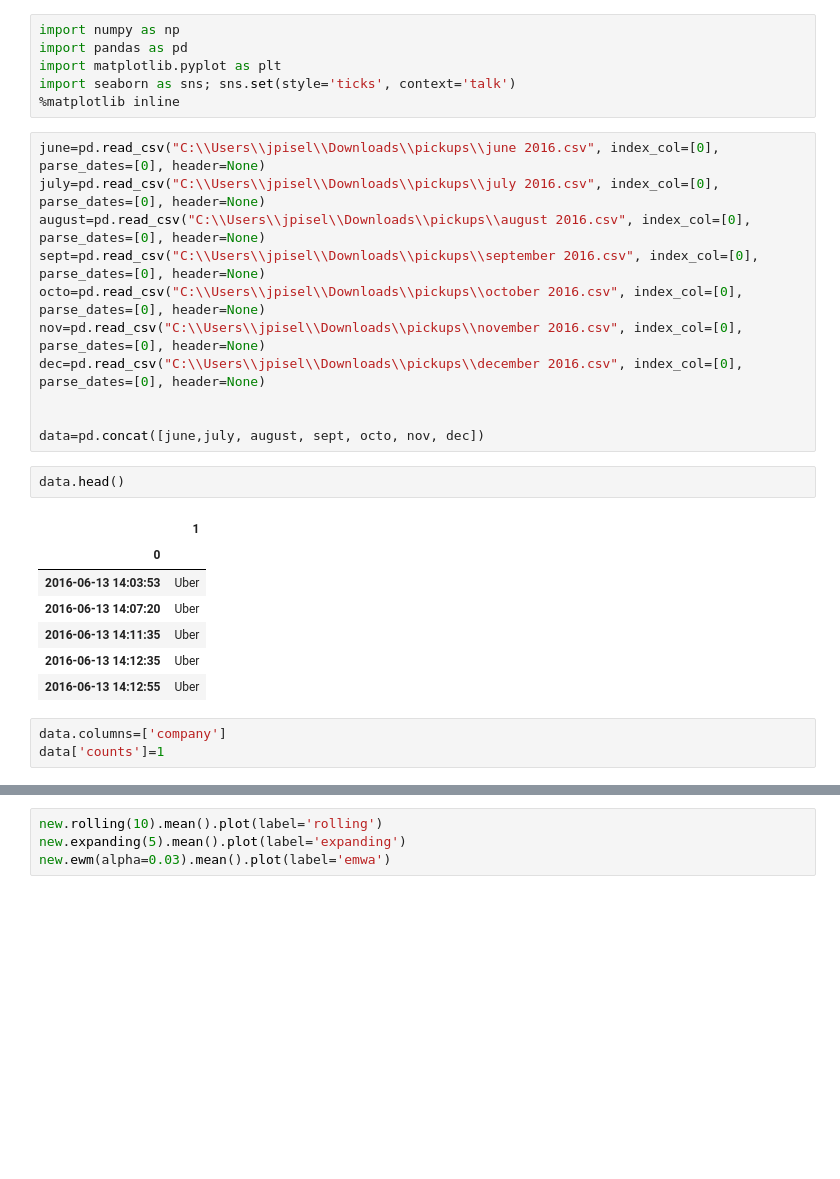
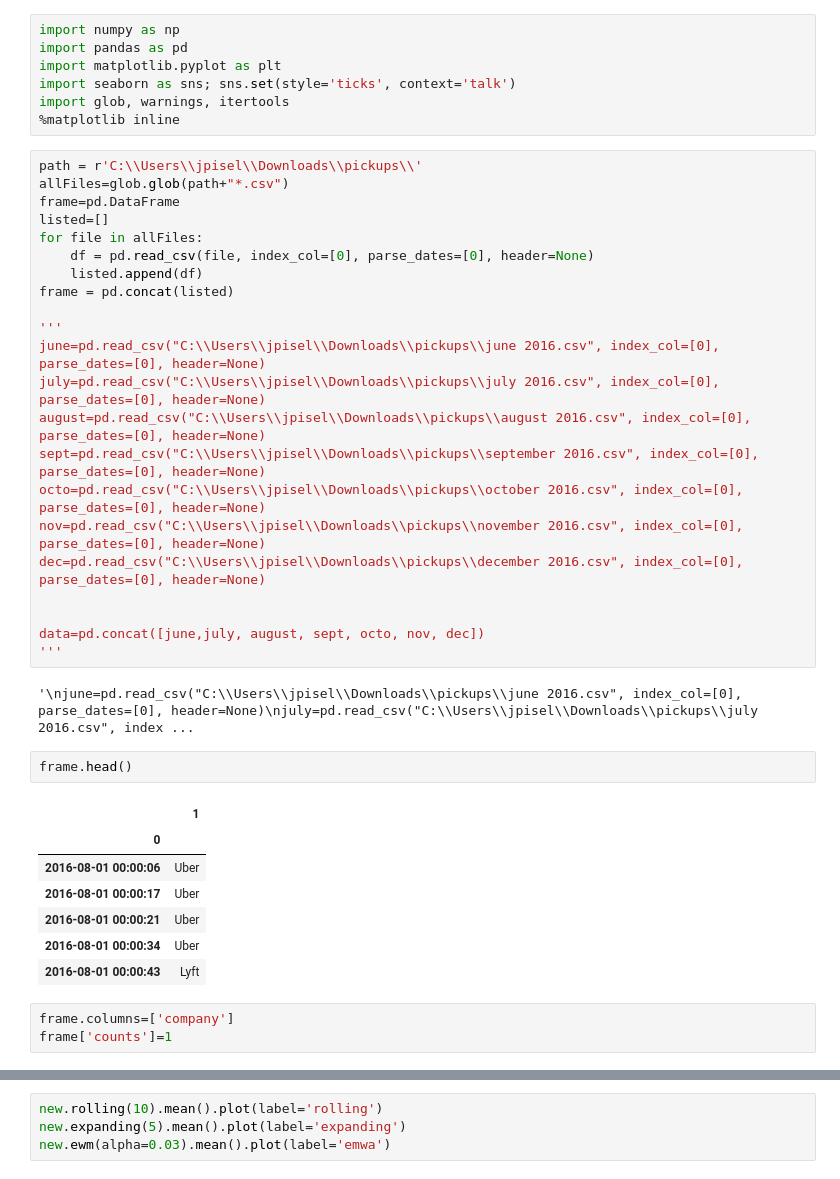
Before and after one commit to jessepisel/random_projects, a Jupyter notebook: PHX timeseries.ipynb, the cells around one changed output, grey strips where cells are left out. Saved outputs shown, nothing was run; the diff lists cells and outputs as text; blank space fills up the shorter version.

```diff
--- a/PHX timeseries.ipynb
+++ b/PHX timeseries.ipynb
@@ -3,8 +3,19 @@ import numpy as np
 import pandas as pd
 import matplotlib.pyplot as plt
 import seaborn as sns; sns.set(style='ticks', context='talk')
+import glob, warnings, itertools
 %matplotlib inline
 # %%
+path = r'C:\\Users\\jpisel\\Downloads\\pickups\\'
+allFiles=glob.glob(path+"*.csv")
+frame=pd.DataFrame
+listed=[]
+for file in allFiles:
+    df = pd.read_csv(file, index_col=[0], parse_dates=[0], header=None)
+    listed.append(df)
+frame = pd.concat(listed)
+
+'''
 june=pd.read_csv("C:\\Users\\jpisel\\Downloads\\pickups\\june 2016.csv", index_col=[0], parse_dates=[0], header=None)
 july=pd.read_csv("C:\\Users\\jpisel\\Downloads\\pickups\\july 2016.csv", index_col=[0], parse_dates=[0], header=None)
 august=pd.read_csv("C:\\Users\\jpisel\\Downloads\\pickups\\august 2016.csv", index_col=[0], parse_dates=[0], header=None)
@@ -15,17 +26,20 @@ dec=pd.read_csv("C:\\Users\\jpisel\\Downloads\\pickups\\december 2016.csv", inde
 
 
 data=pd.concat([june,july, august, sept, octo, nov, dec])
+'''
+# %% [output]
+'\njune=pd.read_csv("C:\\Users\\jpisel\\Downloads\\pickups\\june 2016.csv", index_col=[0], parse_dates=[0], header=None)\njuly=pd.read_csv("C:\\Users\\jpisel\\Downloads\\pickups\\july 2016.csv", index ...
 # %%
-data.head()
+frame.head()
 # %% [output]
 |  | 1 |
 | 0 |  |
-| 2016-06-13 14:03:53 | Uber |
-| 2016-06-13 14:07:20 | Uber |
-| 2016-06-13 14:11:35 | Uber |
-| 2016-06-13 14:12:35 | Uber |
-| 2016-06-13 14:12:55 | Uber |
+| 2016-08-01 00:00:06 | Uber |
+| 2016-08-01 00:00:17 | Uber |
+| 2016-08-01 00:00:21 | Uber |
+| 2016-08-01 00:00:34 | Uber |
+| 2016-08-01 00:00:43 | Lyft |
 # %%
-data.columns=['company']
-data['counts']=1
+frame.columns=['company']
+frame['counts']=1
 # %%
```
Also changed, not shown: parts of 18 cells of this notebook.
